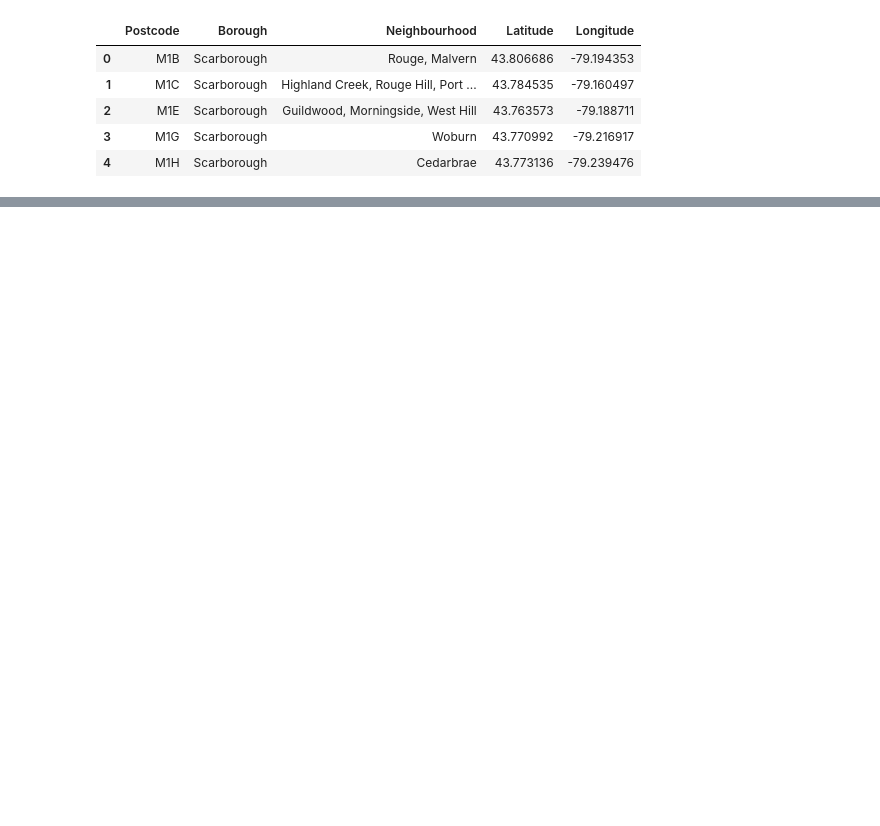
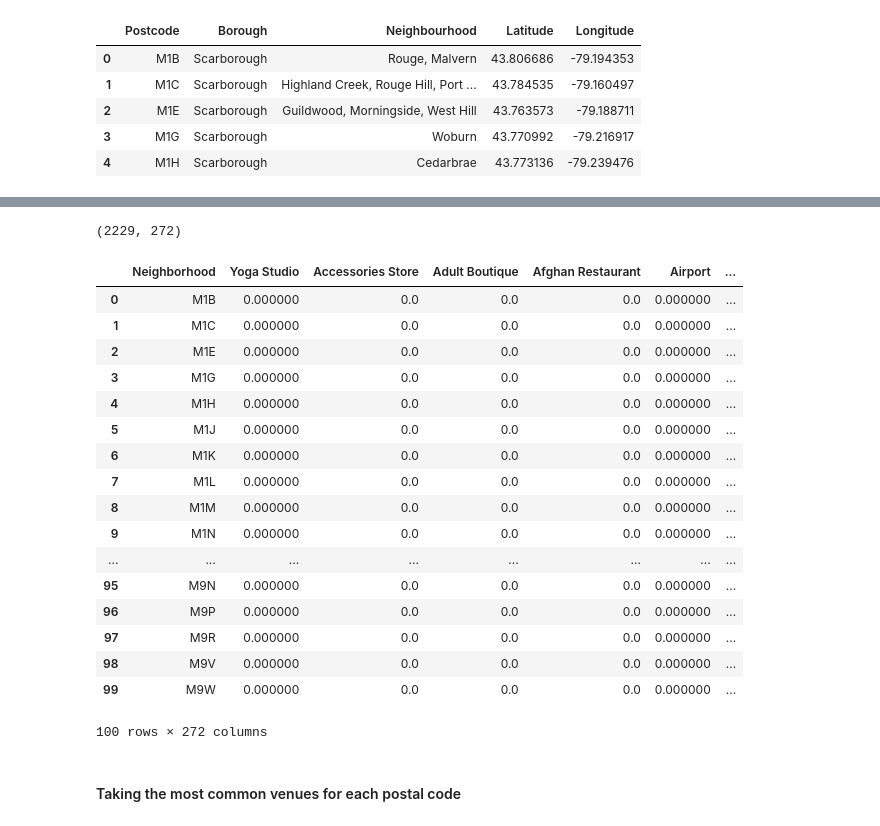
Before and after one commit to PCoser/Coursera_Capstone, a Jupyter notebook: Week3_Assignment.ipynb, the cells around one changed output, grey strips where cells are left out. Saved outputs shown, nothing was run; the diff lists cells and outputs as text; code cells hidden in the pictures; blank space fills up the shorter version.

```diff
--- a/Week3_Assignment.ipynb
+++ b/Week3_Assignment.ipynb
@@ -182,0 +195,3 @@ df_Toronto = pd.concat([df_T,df_geo], axis=1)
+# %%
+df_Toronto.dropna(inplace=True)
+df_Toronto.shape
@@ -191,0 +236,19 @@ df_Toronto.head()
+# %%
+# create map of New York using latitude and longitude values
+map_toronto = folium.Map(location=[latitude, longitude], zoom_start=10)
+
+# add markers to map
+for lat, lng, Neighbourhood, Postcode in zip(df_Toronto['Latitude'], df_Toronto['Longitude'], df_Toronto['Neighbourhood'], df_Toronto['Postcode']):
+    label = '{}, {}'.format(Postcode, Neighbourhood)
+    label = folium.Popup(label, parse_html=True)
+    folium.CircleMarker(
+        [lat, lng],
+        radius=5,
+        popup=label,
+        color='blue',
+        fill=True,
+        fill_color='#3186cc',
+        fill_opacity=0.7,
+        parse_html=False).add_to(map_toronto)
+
+map_toronto
@@ -191,0 +303,5 @@ df_Toronto.head()
+# %%
+_venues = getNearbyVenues(names=df_Toronto['Postcode'],
+                                   latitudes=df_Toronto['Latitude'],
+                                   longitudes=df_Toronto['Longitude']
+                                  )
@@ -191,0 +351,12 @@ df_Toronto.head()
+# %%
+# one hot encoding
+_onehot = pd.get_dummies(_venues[['Venue Category']], prefix="", prefix_sep="")
+
+# add neighborhood column back to dataframe
+_onehot['Neighborhood'] = _venues['Neighborhood']
+
+# move neighborhood column to the first column
+fixed_columns = [_onehot.columns[-1]] + list(_onehot.columns[:-1])
+_onehot = _onehot[fixed_columns]
+
+_onehot.head()
@@ -191,0 +371,28 @@ df_Toronto.head()
+# %%
+_onehot.shape
+# %% [output]
+(2229, 272)
+# %%
+_grouped = _onehot.groupby('Neighborhood').mean().reset_index()
+_grouped
+# %% [output]
+|  | Neighborhood | Yoga Studio | Accessories Store | Adult Boutique | Afghan Restaurant | Airport | ... |
+| 0 | M1B | 0.000000 | 0.0 | 0.0 | 0.0 | 0.000000 | ... |
+| 1 | M1C | 0.000000 | 0.0 | 0.0 | 0.0 | 0.000000 | ... |
+| 2 | M1E | 0.000000 | 0.0 | 0.0 | 0.0 | 0.000000 | ... |
+| 3 | M1G | 0.000000 | 0.0 | 0.0 | 0.0 | 0.000000 | ... |
+| 4 | M1H | 0.000000 | 0.0 | 0.0 | 0.0 | 0.000000 | ... |
+| 5 | M1J | 0.000000 | 0.0 | 0.0 | 0.0 | 0.000000 | ... |
+| 6 | M1K | 0.000000 | 0.0 | 0.0 | 0.0 | 0.000000 | ... |
+| 7 | M1L | 0.000000 | 0.0 | 0.0 | 0.0 | 0.000000 | ... |
+| 8 | M1M | 0.000000 | 0.0 | 0.0 | 0.0 | 0.000000 | ... |
+| 9 | M1N | 0.000000 | 0.0 | 0.0 | 0.0 | 0.000000 | ... |
+| ... | ... | ... | ... | ... | ... | ... | ... |
+| 95 | M9N | 0.000000 | 0.0 | 0.0 | 0.0 | 0.000000 | ... |
+| 96 | M9P | 0.000000 | 0.0 | 0.0 | 0.0 | 0.000000 | ... |
+| 97 | M9R | 0.000000 | 0.0 | 0.0 | 0.0 | 0.000000 | ... |
+| 98 | M9V | 0.000000 | 0.0 | 0.0 | 0.0 | 0.000000 | ... |
+| 99 | M9W | 0.000000 | 0.0 | 0.0 | 0.0 | 0.000000 | ... |
+100 rows × 272 columns
+# %% [markdown]
+#### Taking the most common venues for each postal code
```
Also changed, not shown: parts of 39 cells of this notebook.
